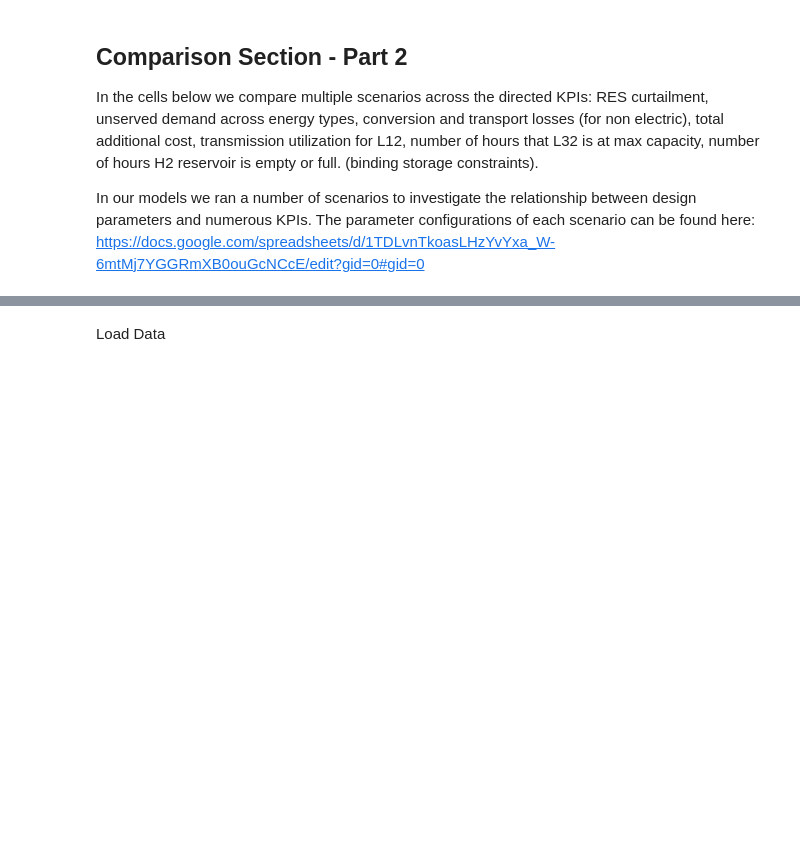
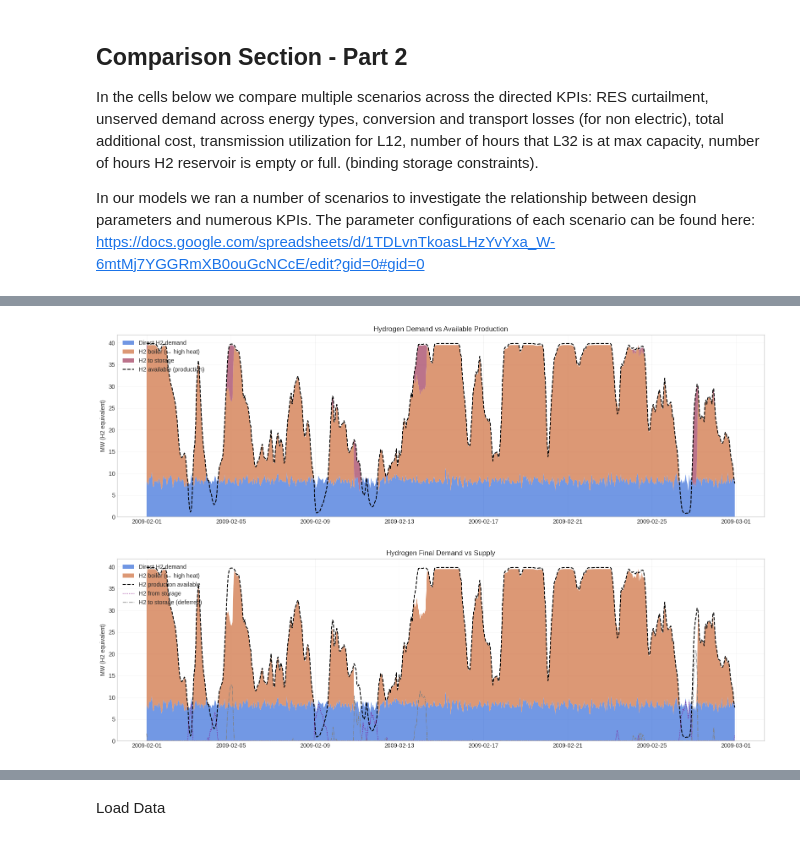
Before and after one commit to karivero/esi_final_repo, a Jupyter notebook: final_esi/ESI_Assignment/part2_combined_submission.ipynb, the cells around one changed output, grey strips where cells are left out. Drawn from its saved outputs; the diff is of its cells as text; code cells hidden in the pictures; blank space fills up the shorter version.

```diff
--- a/final_esi/ESI_Assignment/part2_combined_submission.ipynb
+++ b/final_esi/ESI_Assignment/part2_combined_submission.ipynb
@@ -980,0 +981,80 @@ Our primary challenge is that our given multipliers result in demand and product
+# %%
+import matplotlib.pyplot as plt
+
+# Supply side
+h2_available = ts.H2_available  # raw H2 production available (MW)
+
+# Demand side
+h2_direct_demand = ts.hydrogen_demand                          # direct H2 demand at zone2
+
+# H2 consumed by boiler (p0 = H2 input side)
+h2_boiler_consumption = n.links_t.p0["h2_boiler_zone2"]
+
+# H2 consumed charging zone3 storage (p0 = H2 input)
+h2_to_storage = n.links_t.p0["h2_charge_zone3"]
+
+# Total H2 demand stack
+h2_total_demand = h2_direct_demand + h2_boiler_consumption + h2_to_storage
+
+# Plot
+fig, ax = plt.subplots(figsize=(16, 5))
+
+ax.stackplot(
+    ts.index,
+    h2_direct_demand,
+    h2_boiler_consumption,
+    h2_to_storage,
+    labels=["Direct H2 demand", "H2 boiler (→ high heat)", "H2 to storage"],
+    alpha=0.7,
+)
+
+ax.plot(ts.index, h2_available, color="black", linewidth=1.5,
+        linestyle="--", label="H2 available (production)")
+
+ax.set_ylabel("MW (H2 equivalent)")
+ax.set_title("Hydrogen Demand vs Available Production")
+ax.legend(loc="upper left")
+ax.grid(True, alpha=0.3)
+plt.tight_layout()
+plt.show()
+
+fig, ax = plt.subplots(figsize=(16, 5))
+
+# Final demand only
+ax.stackplot(
+    ts.index,
+    h2_direct_demand,
+    h2_boiler_consumption,
+    labels=["Direct H2 demand", "H2 boiler (→ high heat)"],
+    alpha=0.7,
+)
+
+# Supply = production available (before storage routing)
+ax.plot(ts.index, h2_available, color="black", linewidth=1.5,
+        linestyle="--", label="H2 production available")
+
+# Storage discharge as additional supply
+h2_from_storage = -n.links_t.p1["h2_discharge_zone3"]  # p1 is negative, flip sign
+ax.plot(ts.index, h2_from_storage, color="purple", linewidth=1,
+        linestyle=":", label="H2 from storage")
+
+# Storage charging as a separate reference line (not part of demand stack)
+ax.plot(ts.index, h2_to_storage, color="grey", linewidth=1,
+        linestyle="-.", label="H2 to storage (deferred)")
+
+ax.set_ylabel("MW (H2 equivalent)")
+ax.set_title("Hydrogen Final Demand vs Supply")
+ax.legend(loc="upper left")
+ax.grid(True, alpha=0.3)
+plt.tight_layout()
+plt.show()
+# Summary
+print(f"Total H2 available:        {h2_available.sum():.1f} MWh")
+print(f"Total direct H2 demand:    {h2_direct_demand.sum():.1f} MWh")
+print(f"Total H2 to boiler:        {h2_boiler_consumption.sum():.1f} MWh")
+print(f"Total H2 to storage:       {h2_to_storage.sum():.1f} MWh")
+print(f"Total H2 demand:           {h2_total_demand.sum():.1f} MWh")
+print(f"Gap (available - demand):  {(h2_available.sum() - h2_total_demand.sum() + h2_to_storage.sum() ):.1f} MWh")
+# %% [output]
+[figure, added]
+[figure, added]
```
Also changed, not shown: parts of 11 cells of this notebook, 4 other files.
